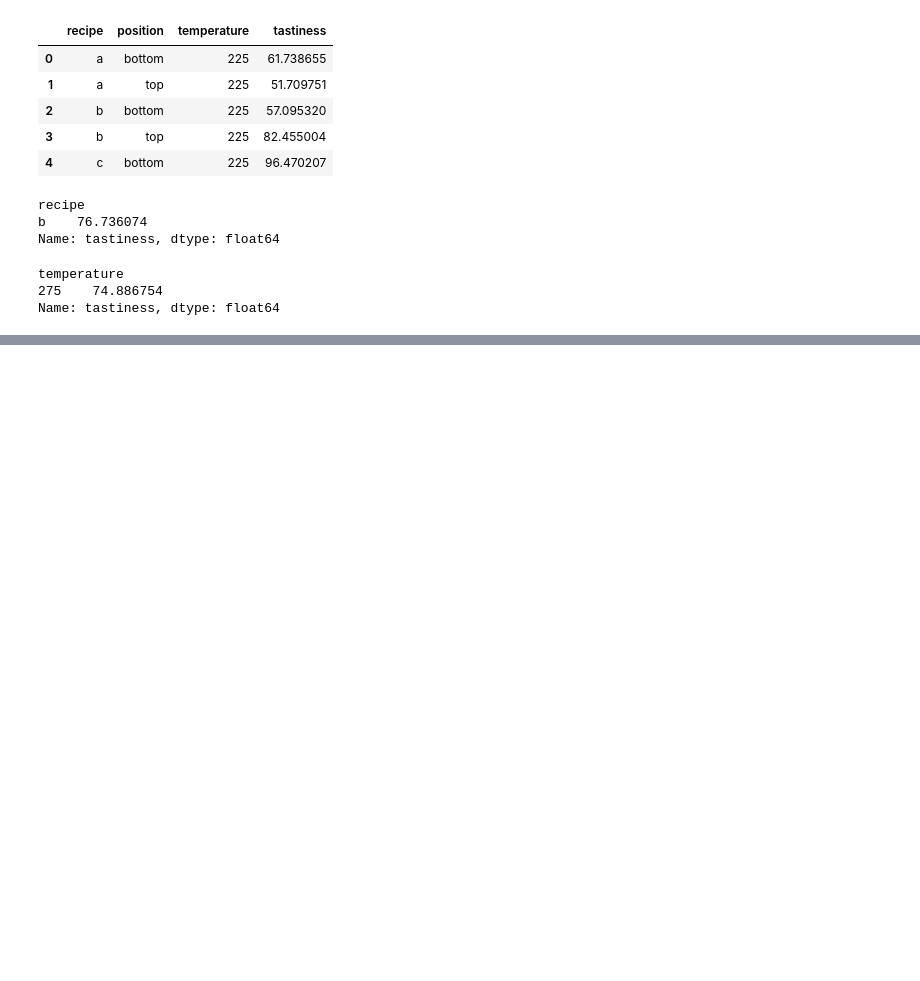
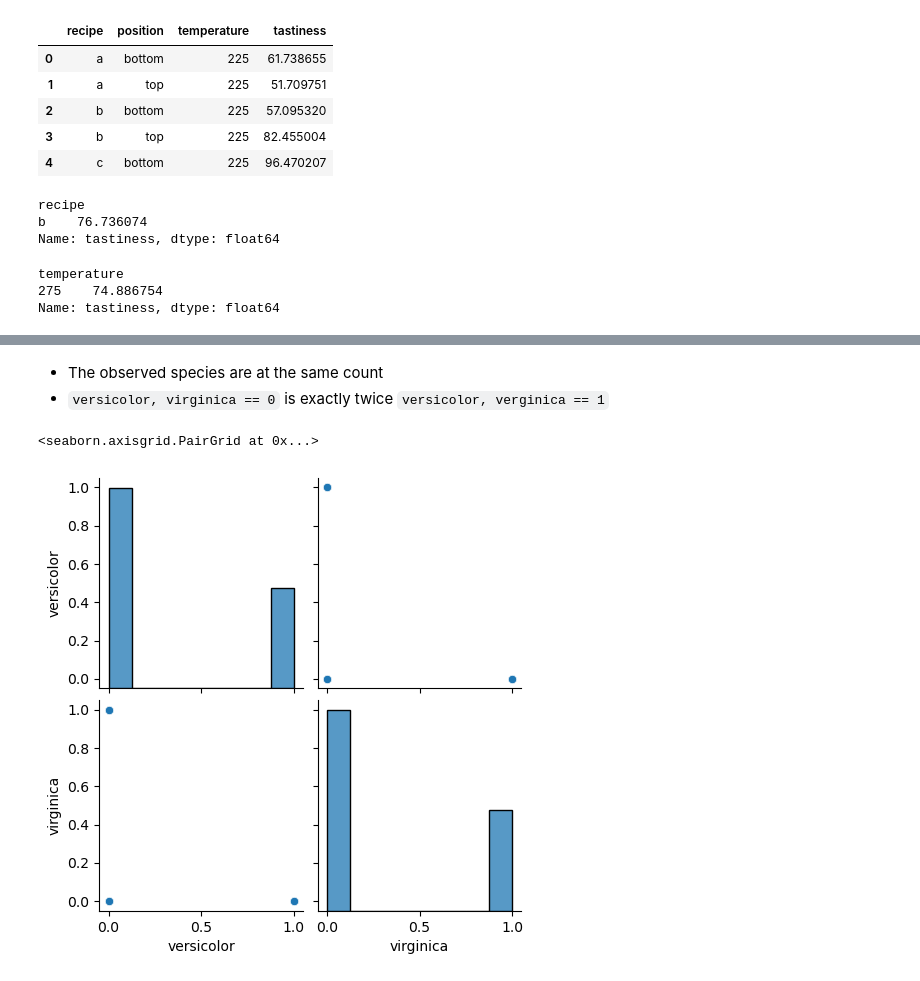
Before and after one commit to MigashaneVictoire/classification-exercises, a Jupyter notebook: classification_exercises.ipynb, the cells around one changed output, grey strips where cells are left out. Cells and saved outputs as stored; diff of their text form; code cells hidden in the pictures; blank space fills up the shorter version.

```diff
--- a/classification_exercises.ipynb
+++ b/classification_exercises.ipynb
@@ -1360,0 +1611,8 @@ for i in train_col[2:]:
+# %% [markdown]
+- The observed species are at the same count
+- `versicolor, virginica == 0` is exactly twice `versicolor, verginica == 1`
+# %%
+sns.pairplot(train[categorical_col])
+# %% [output]
+<seaborn.axisgrid.PairGrid at 0x...>
+[figure, added]
```
Also changed, not shown: parts of 154 cells of this notebook.
